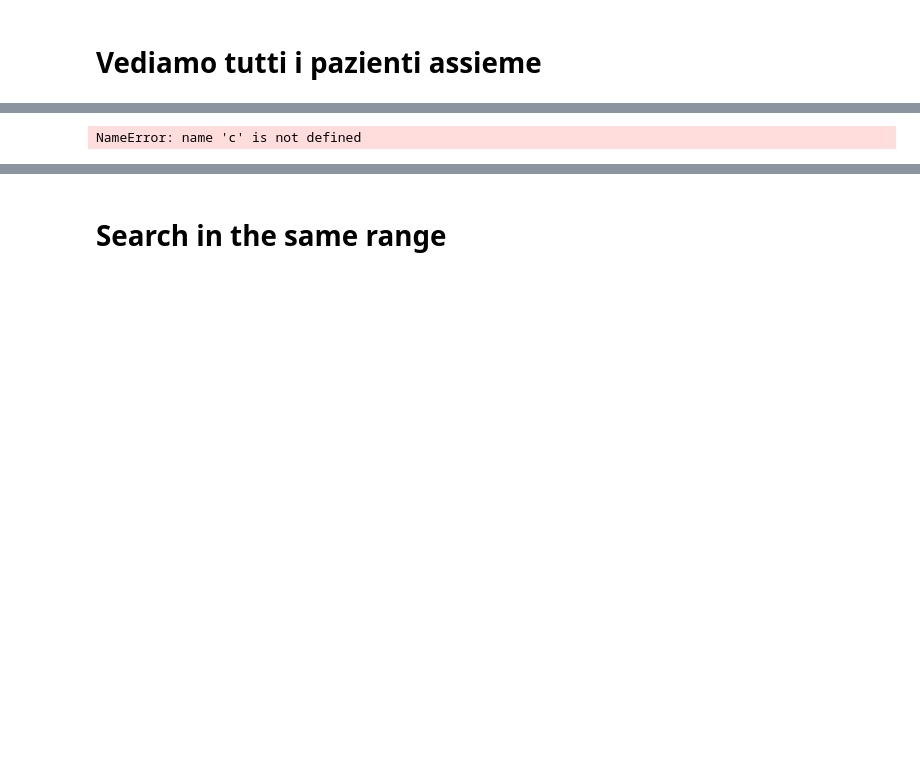
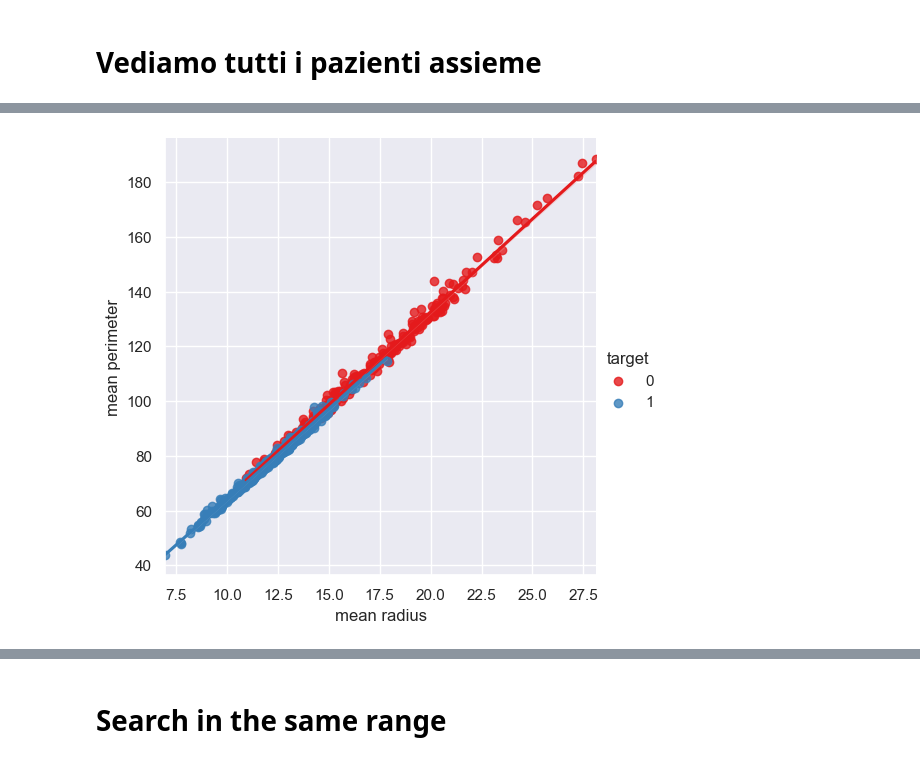
Before and after one commit to lasteperini/SCVIS, a Jupyter notebook: perimeter_vs_radius.ipynb, the cells around one changed output, grey strips where cells are left out. Saved outputs shown, nothing was run; the diff lists cells and outputs as text; code cells hidden in the pictures; blank space fills up the shorter version.

```diff
--- a/perimeter_vs_radius.ipynb
+++ b/perimeter_vs_radius.ipynb
@@ -177,13 +177,13 @@ ax = sb.lmplot(x = "mean radius",
 # %%
 import numpy as np
 import seaborn as sns
 import matplotlib.pyplot as plt
 sns.set_theme(color_codes=True)
-c
+
 sns.lmplot(x="mean radius", y="mean perimeter", hue="target", data=pazienti,
            palette="Set1");
 # %% [output]
-NameError: name 'c' is not defined
+[figure, added]
 # %%
 import seaborn as sb
 sns.set_theme(color_codes=True)
```
Also changed, not shown: parts of 6 cells of this notebook.
